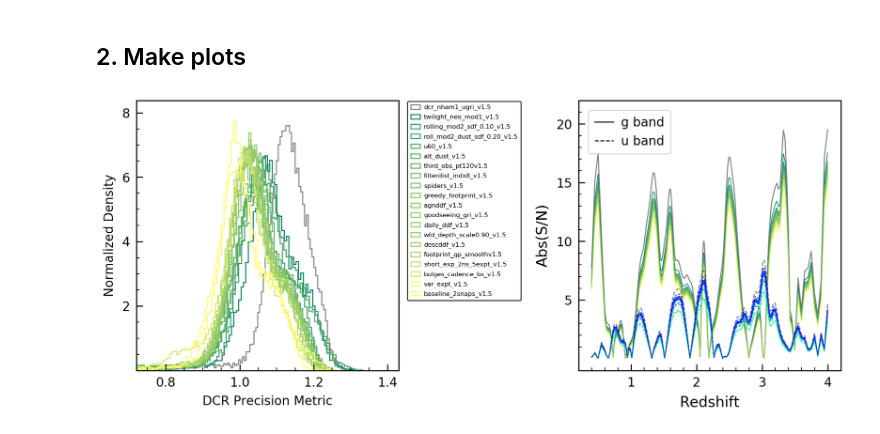
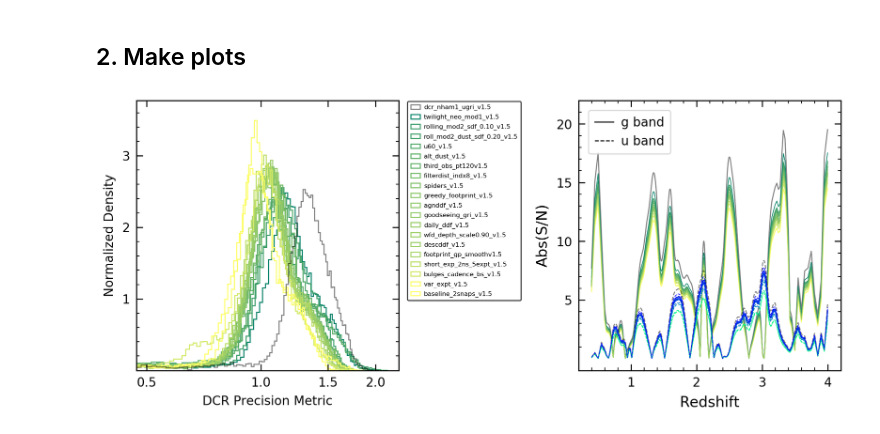
Before and after one commit to RichardsGroup/LSST_DCR, a Jupyter notebook: notebooks/02_RNAAS.ipynb, the cells around one changed output. Saved outputs shown, nothing was run; the diff lists cells and outputs as text; code cells hidden in the pictures.

Commit message:
update figure

```diff
--- a/notebooks/02_RNAAS.ipynb
+++ b/notebooks/02_RNAAS.ipynb
@@ -186,6 +186,7 @@ if ylim is not None:
     ax2.set_ylim(top=ylim, bottom=-1)
 
 ax2.set_xlim(0.2, 4.2)
+ax2.tick_params(top=True, right=True, which='both')
 ax2.yaxis.set_major_locator(plt.FixedLocator([5, 10, 15, 20]))
 ax2.set_xlabel("Redshift")
 ax2.set_ylabel("Abs(S/N)")
@@ -204,37 +205,45 @@ sort_order = np.argsort(unsort_mds_g)
 
 # plot left panel
 for order in sort_order:
 
     run = runs[order]
 
     # look for the correct combination of metricID and metricName
     keys = [*bundleDicts[run].keys()]
     metricKey = [elem for elem in keys if elem[1] == Key1[1]][0]
 
     # need to mask the pixels that have no available data
     mask = bundleDicts[run][metricKey].metricValues.mask
     data = bundleDicts[run][metricKey].metricValues.data[~mask]
     data = data[~(np.isnan(data) | np.isinf(data))]
 
     # match color to panel2
     md_g = get_dcr_median(bundleDicts[run][metricKey])
 
     # plot
     if run == 'dcr_nham1_ugri_v1.5_10yrs':
         c = 'k'
-        _ = ax1.hist(-np.log10(data) + np.log10(norm_precision) + 1, bins='fd', histtype='step', color=c, \
-             density=True, alpha=0.5, label=f"{run.rsplit('_', 1)[0]}")
+        _ = ax1.hist(norm_precision/data, bins='fd', histtype='step', color=c, \
+             density=True, alpha=0.5, label=f"{run.rsplit('_', 1)[0]}", zorder = 10)
     else:
         c = mpl.cm.summer(gNorm(md_g))
-        _ = ax1.hist(-np.log10(data) + np.log10(norm_precision) + 1, bins='fd', histtype='step', color=c, \
+        _ = ax1.hist(norm_precision/data, bins='fd', histtype='step', color=c, \
              density=True, label=f"{run.rsplit('_', 1)[0]}")
+    ax1.set_xscale('log', basex=10)
 
+    # tick & format
+    ax1.set_xbound(lower=0.47, upper=2.3)
+    ax1.tick_params(top=True, right=True, which='both')
+    ax1.xaxis.set_major_locator(plt.FixedLocator([0.5, 1, 1.5, 2]))
+    ax1.xaxis.set_major_formatter(plt.FormatStrFormatter('%.1f'))
+    ax1.xaxis.set_minor_locator(plt.NullLocator())
+    ax1.yaxis.set_major_locator(plt.FixedLocator([1, 2, 3, 4]))
+
+    # label & legend
     ax1.set_xlabel('DCR Precision Metric', fontsize=12)
     ax1.set_ylabel('Normalized Density', fontsize=12)
     ax1.legend(fontsize=6, bbox_to_anchor=(1.015, 1.015), edgecolor='k', loc=2, labelspacing=0.6)
-    ax1.set_xbound(lower=0.72, upper=1.43)
-    ax1.xaxis.set_major_locator(plt.FixedLocator([0.8, 1.0, 1.2, 1.4]))
-    ax1.yaxis.set_major_locator(plt.FixedLocator([2, 4, 6, 8]))
+
 # plt.savefig('summer_winters.pdf')
 # %% [output]
-[figure, old version]
+[figure, new version]
```
Also changed, not shown: parts of 1 cell of this notebook, 1 other file.
